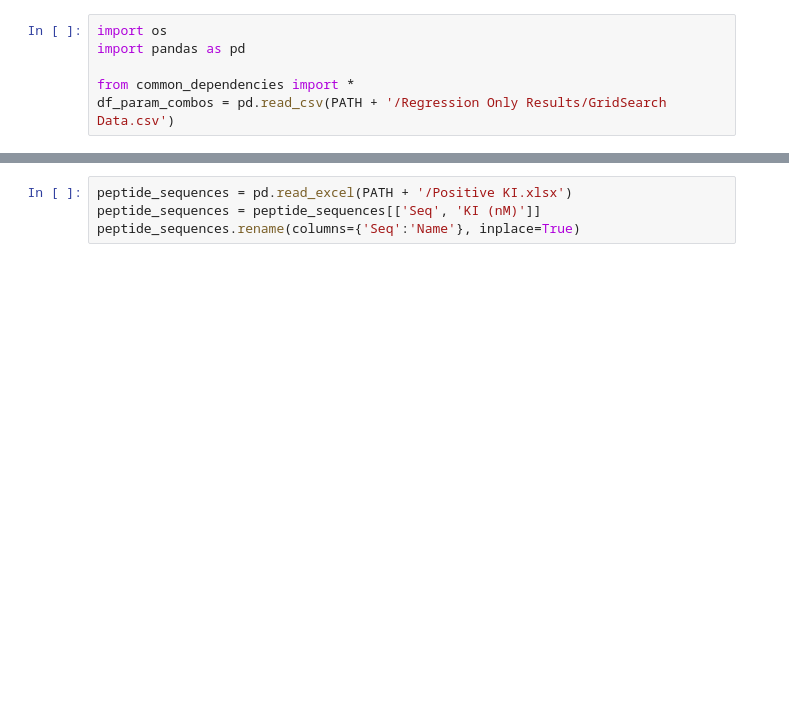
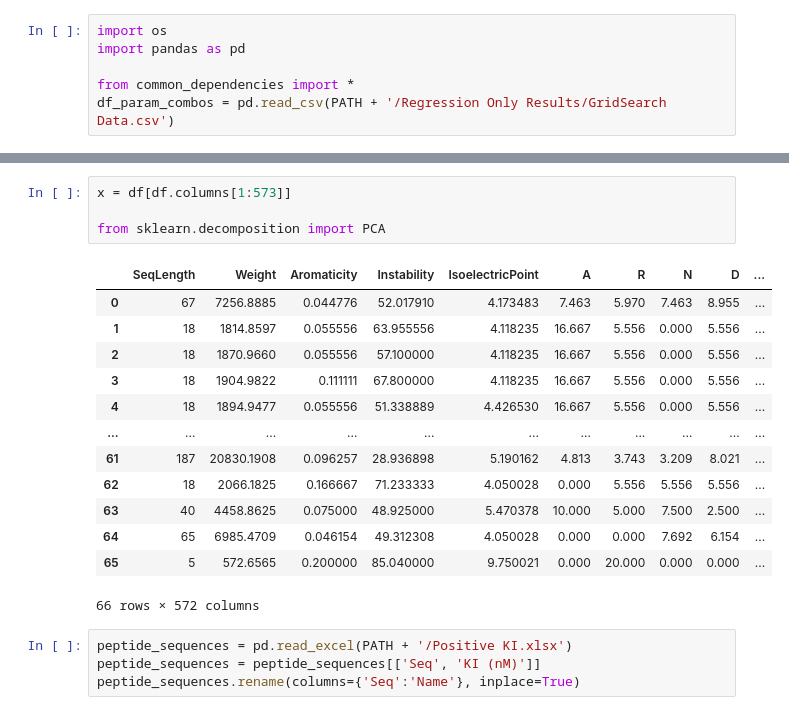
Before and after one commit to peter-splitice/Antithrombin-Peptide-Regression, a Jupyter notebook: testbench.ipynb, the cells around one changed output, grey strips where cells are left out. Cells and saved outputs as stored; diff of their text form; blank space fills up the shorter version.

```diff
--- a/testbench.ipynb
+++ b/testbench.ipynb
@@ -62,3 +98,21 @@ df_param_combos = pd.read_csv(PATH + '/Regression Only Results/GridSearch Data.c
+# %%
+x = df[df.columns[1:573]]
+
+from sklearn.decomposition import PCA
+# %% [output]
+|  | SeqLength | Weight | Aromaticity | Instability | IsoelectricPoint | A | R | N | D | ... |
+| 0 | 67 | 7256.8885 | 0.044776 | 52.017910 | 4.173483 | 7.463 | 5.970 | 7.463 | 8.955 | ... |
+| 1 | 18 | 1814.8597 | 0.055556 | 63.955556 | 4.118235 | 16.667 | 5.556 | 0.000 | 5.556 | ... |
+| 2 | 18 | 1870.9660 | 0.055556 | 57.100000 | 4.118235 | 16.667 | 5.556 | 0.000 | 5.556 | ... |
+| 3 | 18 | 1904.9822 | 0.111111 | 67.800000 | 4.118235 | 16.667 | 5.556 | 0.000 | 5.556 | ... |
+| 4 | 18 | 1894.9477 | 0.055556 | 51.338889 | 4.426530 | 16.667 | 5.556 | 0.000 | 5.556 | ... |
+| ... | ... | ... | ... | ... | ... | ... | ... | ... | ... | ... |
+| 61 | 187 | 20830.1908 | 0.096257 | 28.936898 | 5.190162 | 4.813 | 3.743 | 3.209 | 8.021 | ... |
+| 62 | 18 | 2066.1825 | 0.166667 | 71.233333 | 4.050028 | 0.000 | 5.556 | 5.556 | 5.556 | ... |
+| 63 | 40 | 4458.8625 | 0.075000 | 48.925000 | 5.470378 | 10.000 | 5.000 | 7.500 | 2.500 | ... |
+| 64 | 65 | 6985.4709 | 0.046154 | 49.312308 | 4.050028 | 0.000 | 0.000 | 7.692 | 6.154 | ... |
+| 65 | 5 | 572.6565 | 0.200000 | 85.040000 | 9.750021 | 0.000 | 20.000 | 0.000 | 0.000 | ... |
+66 rows × 572 columns
 # %%
 peptide_sequences = pd.read_excel(PATH + '/Positive KI.xlsx')
 peptide_sequences = peptide_sequences[['Seq', 'KI (nM)']]
```
Also changed, not shown: parts of 2 cells of this notebook.
